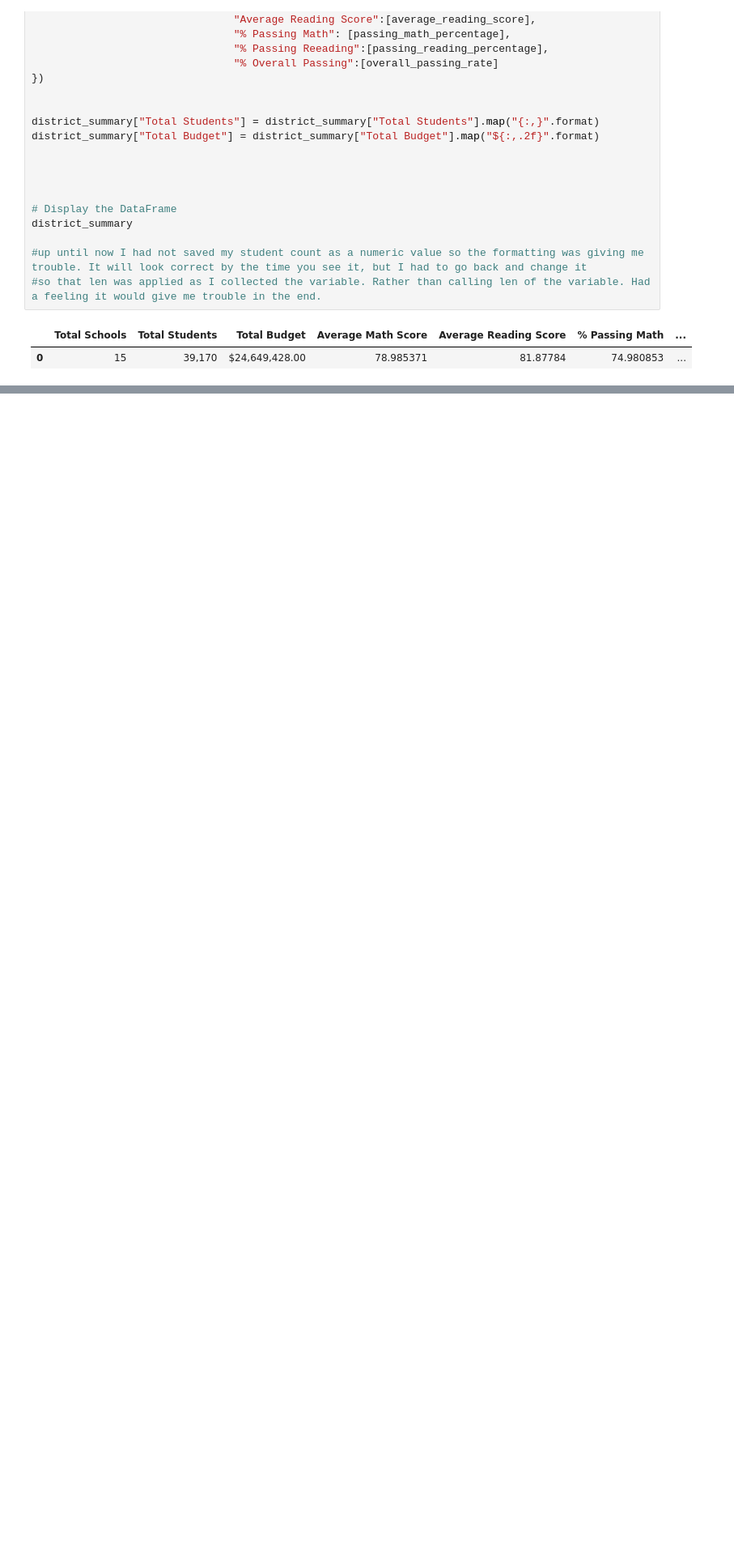
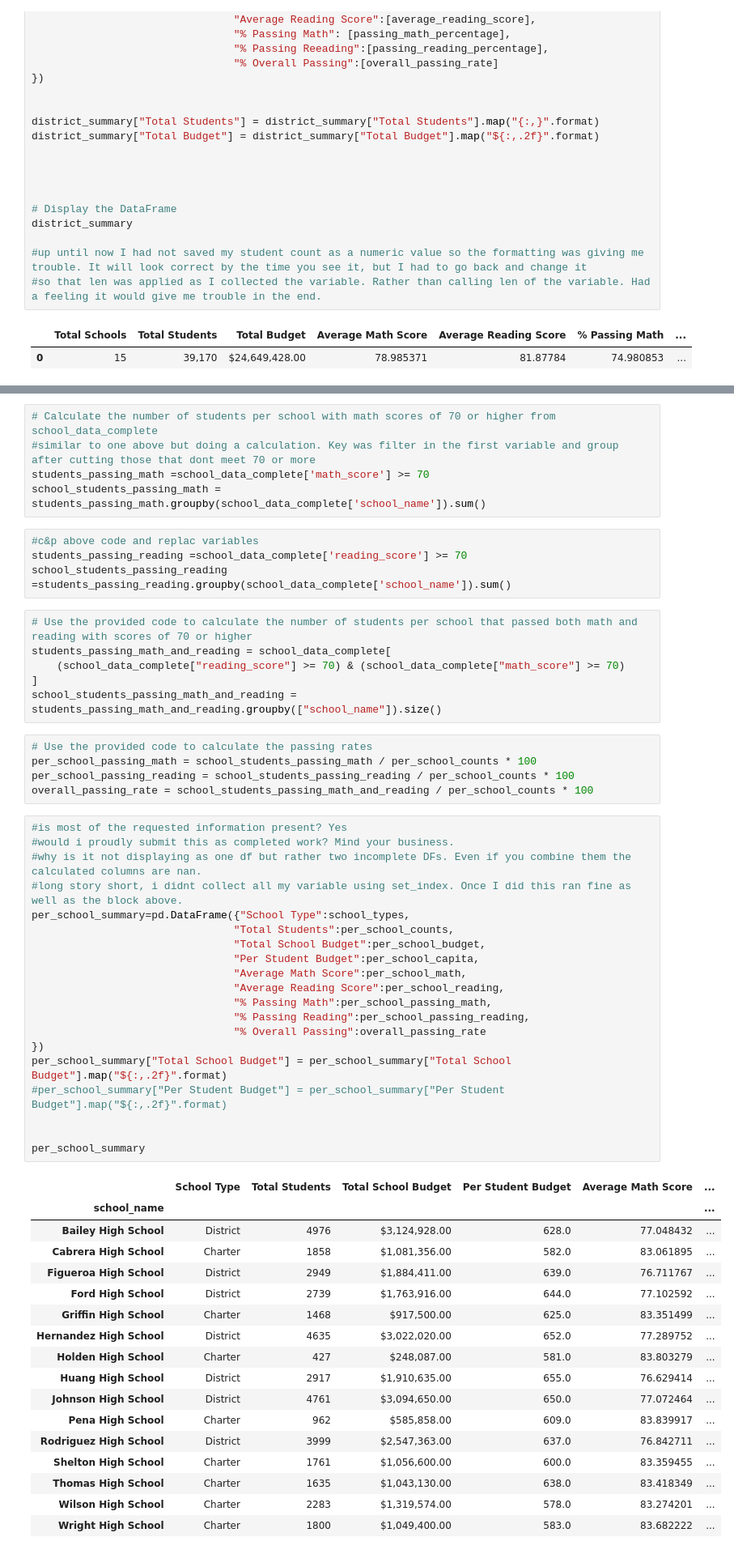
Before and after one commit to troyflood94/pandas-challenge, a Jupyter notebook: PycitySchools.ipynb, the cells around one changed output, grey strips where cells are left out. Shown at 81% size. Saved outputs shown, nothing was run; the diff lists cells and outputs as text; blank space fills up the shorter version.

```diff
--- a/PycitySchools.ipynb
+++ b/PycitySchools.ipynb
@@ -107,0 +128,58 @@ district_summary
+# %%
+# Calculate the number of students per school with math scores of 70 or higher from school_data_complete
+#similar to one above but doing a calculation. Key was filter in the first variable and group after cutting those that dont meet 70 or more
+students_passing_math =school_data_complete['math_score'] >= 70
+school_students_passing_math = students_passing_math.groupby(school_data_complete['school_name']).sum()
+# %%
+#c&p above code and replac variables
+students_passing_reading =school_data_complete['reading_score'] >= 70
+school_students_passing_reading =students_passing_reading.groupby(school_data_complete['school_name']).sum()
+# %%
+# Use the provided code to calculate the number of students per school that passed both math and reading with scores of 70 or higher
+students_passing_math_and_reading = school_data_complete[
+    (school_data_complete["reading_score"] >= 70) & (school_data_complete["math_score"] >= 70)
+]
+school_students_passing_math_and_reading = students_passing_math_and_reading.groupby(["school_name"]).size()
+# %%
+# Use the provided code to calculate the passing rates
+per_school_passing_math = school_students_passing_math / per_school_counts * 100
+per_school_passing_reading = school_students_passing_reading / per_school_counts * 100
+overall_passing_rate = school_students_passing_math_and_reading / per_school_counts * 100
+# %%
+#is most of the requested information present? Yes
+#would i proudly submit this as completed work? Mind your business.
+#why is it not displaying as one df but rather two incomplete DFs. Even if you combine them the calculated columns are nan.
+#long story short, i didnt collect all my variable using set_index. Once I did this ran fine as well as the block above.
+per_school_summary=pd.DataFrame({"School Type":school_types,
+                                "Total Students":per_school_counts,
+                                "Total School Budget":per_school_budget,
+                                "Per Student Budget":per_school_capita,
+                                "Average Math Score":per_school_math,
+                                "Average Reading Score":per_school_reading,
+                                "% Passing Math":per_school_passing_math,
+                                "% Passing Reading":per_school_passing_reading,
+                                "% Overall Passing":overall_passing_rate
+})
+per_school_summary["Total School Budget"] = per_school_summary["Total School Budget"].map("${:,.2f}".format)
+#per_school_summary["Per Student Budget"] = per_school_summary["Per Student Budget"].map("${:,.2f}".format)
+
+
+per_school_summary
+# %% [output]
+|  | School Type | Total Students | Total School Budget | Per Student Budget | Average Math Score | ... |
+| school_name |  |  |  |  |  | ... |
+| Bailey High School | District | 4976 | $3,124,928.00 | 628.0 | 77.048432 | ... |
+| Cabrera High School | Charter | 1858 | $1,081,356.00 | 582.0 | 83.061895 | ... |
+| Figueroa High School | District | 2949 | $1,884,411.00 | 639.0 | 76.711767 | ... |
+| Ford High School | District | 2739 | $1,763,916.00 | 644.0 | 77.102592 | ... |
+| Griffin High School | Charter | 1468 | $917,500.00 | 625.0 | 83.351499 | ... |
+| Hernandez High School | District | 4635 | $3,022,020.00 | 652.0 | 77.289752 | ... |
+| Holden High School | Charter | 427 | $248,087.00 | 581.0 | 83.803279 | ... |
+| Huang High School | District | 2917 | $1,910,635.00 | 655.0 | 76.629414 | ... |
+| Johnson High School | District | 4761 | $3,094,650.00 | 650.0 | 77.072464 | ... |
+| Pena High School | Charter | 962 | $585,858.00 | 609.0 | 83.839917 | ... |
+| Rodriguez High School | District | 3999 | $2,547,363.00 | 637.0 | 76.842711 | ... |
+| Shelton High School | Charter | 1761 | $1,056,600.00 | 600.0 | 83.359455 | ... |
+| Thomas High School | Charter | 1635 | $1,043,130.00 | 638.0 | 83.418349 | ... |
+| Wilson High School | Charter | 2283 | $1,319,574.00 | 578.0 | 83.274201 | ... |
+| Wright High School | Charter | 1800 | $1,049,400.00 | 583.0 | 83.682222 | ... |
```
Also changed, not shown: parts of 30 cells of this notebook, 1 other file.
